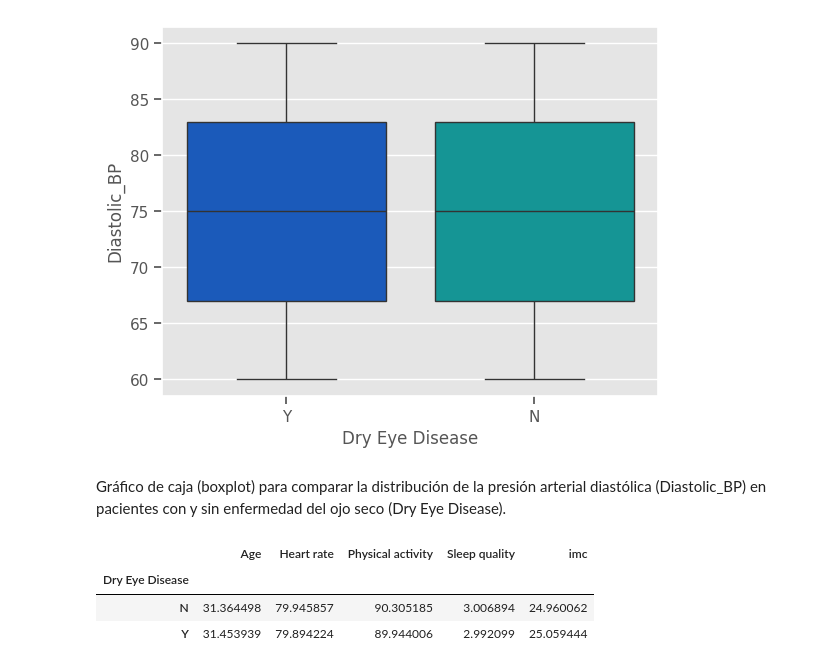
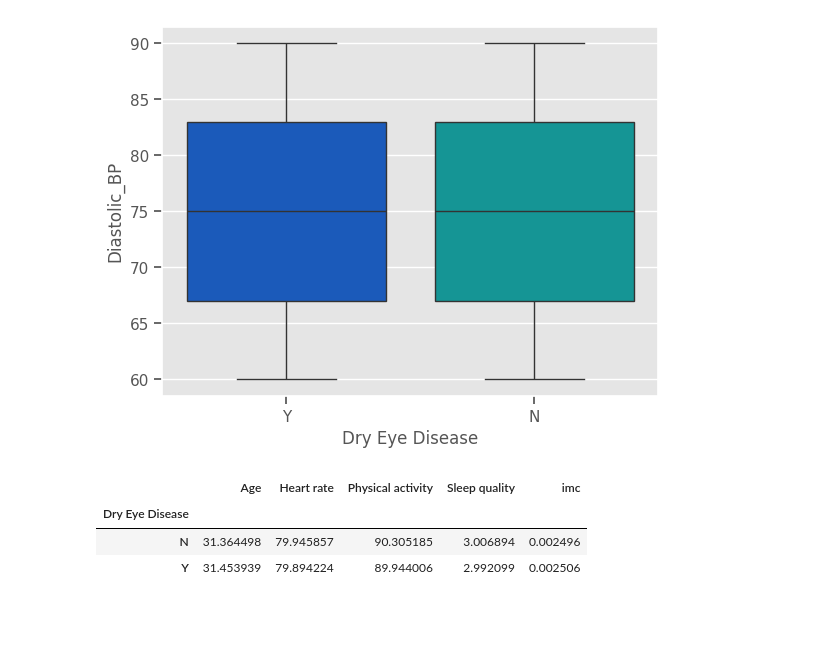
Before and after one commit to Jonkkeyler333/Deteccion_sindrome_ojo_seco, a Jupyter notebook: main.ipynb, the cells around one changed output. Cells and saved outputs as stored; diff of their text form; code cells hidden in the pictures; blank space fills up the shorter version.

```diff
--- a/main.ipynb
+++ b/main.ipynb
@@ -288,12 +306,12 @@ sns.boxplot(data=df,x='Dry Eye Disease',y='Diastolic_BP',palette='winter',hue='D
 plt.show()
 # %% [output]
 [figure]
-# %% [markdown]
- Gráfico de caja (boxplot) para comparar la distribución de la presión arterial diastólica (Diastolic_BP) en pacientes con y sin enfermedad del ojo seco (Dry Eye Disease).
 # %%
+df['imc'] = df['Weight'] / (df['Height']**2)
+
 df.pivot_table(index='Dry Eye Disease',values=['Physical activity','imc','Sleep quality','Age','Heart rate'],aggfunc='mean')
 # %% [output]
 |  | Age | Heart rate | Physical activity | Sleep quality | imc |
 | Dry Eye Disease |  |  |  |  |  |
-| N | 31.364498 | 79.945857 | 90.305185 | 3.006894 | 24.960062 |
-| Y | 31.453939 | 79.894224 | 89.944006 | 2.992099 | 25.059444 |
+| N | 31.364498 | 79.945857 | 90.305185 | 3.006894 | 0.002496 |
+| Y | 31.453939 | 79.894224 | 89.944006 | 2.992099 | 0.002506 |
```
Also changed, not shown: parts of 25 cells of this notebook.
